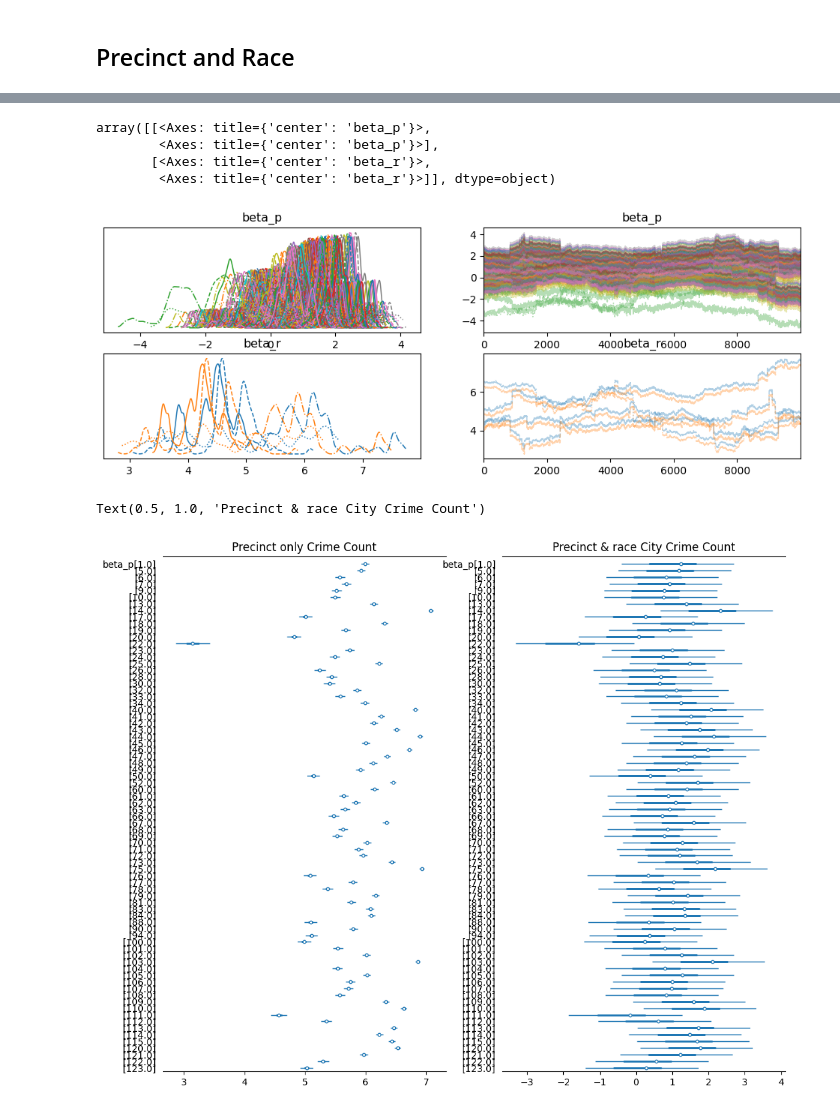
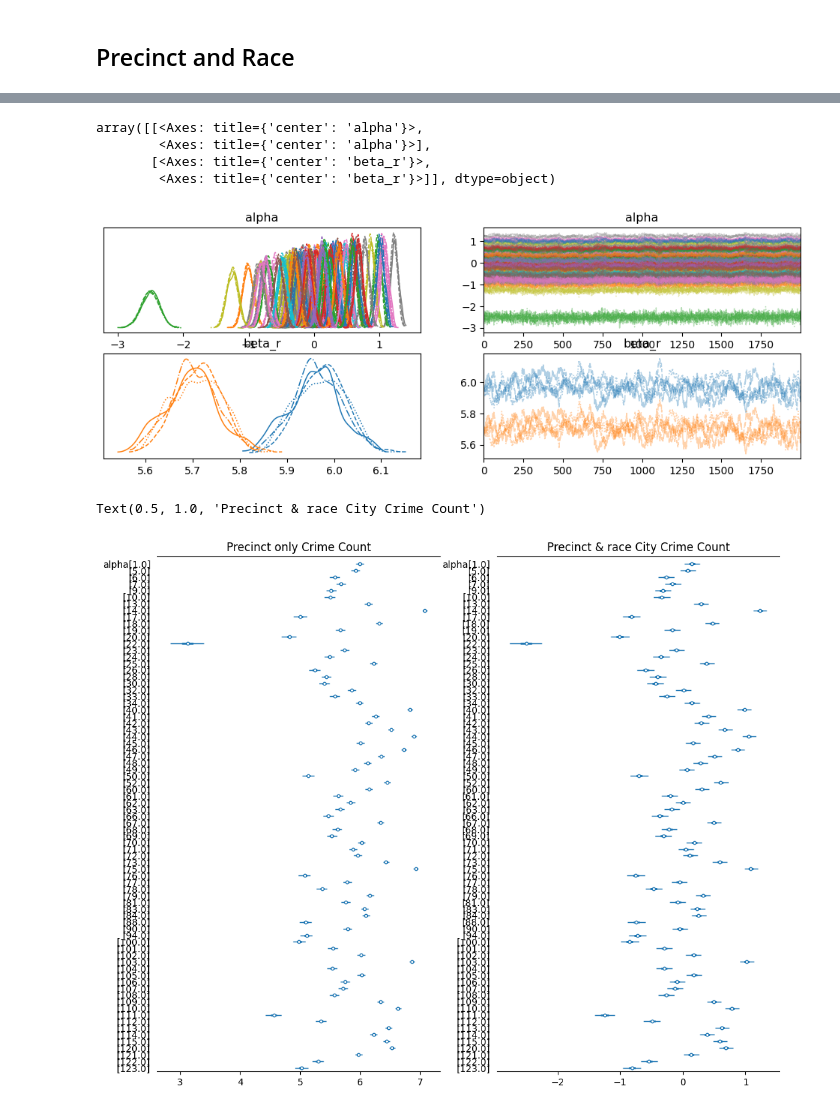
Before and after one commit to TheJarmanitor/algfair-final-exam, a Jupyter notebook: notebooks/bayes_regression.ipynb, the cells around one changed output, grey strips where cells are left out. Drawn from its saved outputs; the diff is of its cells as text; code cells hidden in the pictures.

```diff
--- a/notebooks/bayes_regression.ipynb
+++ b/notebooks/bayes_regression.ipynb
@@ -53,7 +53,7 @@ See the caveats in the documentation: https://pandas.pydata.org/pandas-docs/stab
 # %% [markdown]
 # Number of crimes
 # %%
-data_grouped = data.groupby(["precinct"])["perp_race"].value_counts().reset_index(name="count")
+data_grouped = data_m_f.groupby(["precinct"])["perp_race"].value_counts().reset_index(name="count")
 data_grouped
 # %% [output]
 |  | precinct | perp_race | count |
@@ -75,11 +75,11 @@ precinct_ids, unique_precincts = pd.factorize(data_grouped['precinct'], sort=Tru
 ## number of crimes with precinct only
 
 with pm.Model(coords={'precincts': unique_precincts}) as  precinct_count_model:
-    # alpha = pm.Normal('alpha', mu=5, sigma=1.5)
-    beta_p = pm.Normal('beta_p', mu=5, sigma=1.5, dims='precincts')
+    # alpha = pm.Normal('alpha', mu=0, sigma=1.5)
+    alpha = pm.Normal('alpha', mu=0, sigma=1.5, dims='precincts')
     precinct_id = pm.Data('precinct_id', precinct_ids)
 
-    lambda_ = pm.Deterministic("lambda", pm.math.exp(beta_p[precinct_id]))
+    lambda_ = pm.Deterministic("lambda", pm.math.exp(alpha[precinct_id]))
 
     crime = pm.Poisson('crime', lambda_, observed=data_grouped["count"])
 # %%
@@ -124,11 +178,11 @@ race_ids, unique_race = pd.factorize(data_grouped['perp_race'], sort=True)
 # %%
 with pm.Model(coords={'precincts': unique_precincts, 'race': unique_race}) as  precinct_race_count_model:
-    beta_p = pm.Normal('beta_p', mu=0, sigma=1.5, dims="precincts")
-    beta_r = pm.Normal('beta_r', mu=0, sigma=1.5, dims="race")
+    alpha = pm.Normal('alpha', mu=0, sigma=0.5, dims="precincts")
+    beta_r = pm.Normal('beta_r', mu=15 , sigma=10, dims="race")
     precinct_id = pm.Data('precinct_id', precinct_ids)
     race_id = pm.Data('race_id', race_ids)
 
-    lambda_ = pm.Deterministic("lambda", pm.math.exp(beta_p[precinct_id]+ beta_r[race_id]))
+    lambda_ = pm.Deterministic("lambda", pm.math.exp(alpha[precinct_id] + beta_r[race_id]))
 
     crime = pm.Poisson('crime', lambda_, observed=data_grouped["count"])
 # %%
@@ -158,4 +210,4 @@ ax.set_title("Prior predictive checks -- Flat priors");
 # %%
 with precinct_race_count_model:
-    precinct_race_count_trace = pm.sample(1000, tune=1000, return_inferencedata=True, cores=4, idata_kwargs=dict(log_likelihood=True), nuts_sampler="numpyro")
+    precinct_race_count_trace = pm.sample(2000, tune=1000, return_inferencedata=True, cores=4, idata_kwargs=dict(log_likelihood=True), nuts_sampler="numpyro")
 # %% [output]
@@ -178,21 +231,21 @@ az.summary(precinct_race_count_trace, var_names=["beta_p", "beta_r"])
 79 rows × 9 columns
 # %%
-az.plot_trace(precinct_race_count_trace, var_names=["beta_p", "beta_r"])
+az.plot_trace(precinct_race_count_trace, var_names=["alpha", "beta_r"])
 # %% [output]
-array([[<Axes: title={'center': 'beta_p'}>,
-        <Axes: title={'center': 'beta_p'}>],
+array([[<Axes: title={'center': 'alpha'}>,
+        <Axes: title={'center': 'alpha'}>],
        [<Axes: title={'center': 'beta_r'}>,
         <Axes: title={'center': 'beta_r'}>]], dtype=object)
-[figure, old version]
+[figure, new version]
 # %%
 _, ax = plt.subplots(1, 2, figsize=(12, 10))
 
-az.plot_forest(precinct_count_trace, combined=True, var_names=["beta_p"], ax=ax[0], textsize=10)
+az.plot_forest(precinct_count_trace, combined=True, var_names=["alpha"], ax=ax[0], textsize=10)
 ax[0].set_title("Precinct only Crime Count")
-az.plot_forest(precinct_race_count_trace, combined=True, var_names=["beta_p"], ax=ax[1], textsize=10)
+az.plot_forest(precinct_race_count_trace, combined=True, var_names=["alpha"], ax=ax[1], textsize=10)
 ax[1].set_title("Precinct & race City Crime Count")
 # %% [output]
 Text(0.5, 1.0, 'Precinct & race City Crime Count')
-[figure, old version]
+[figure, new version]
 # %%
 #
```
Also changed, not shown: parts of 14 cells of this notebook.
